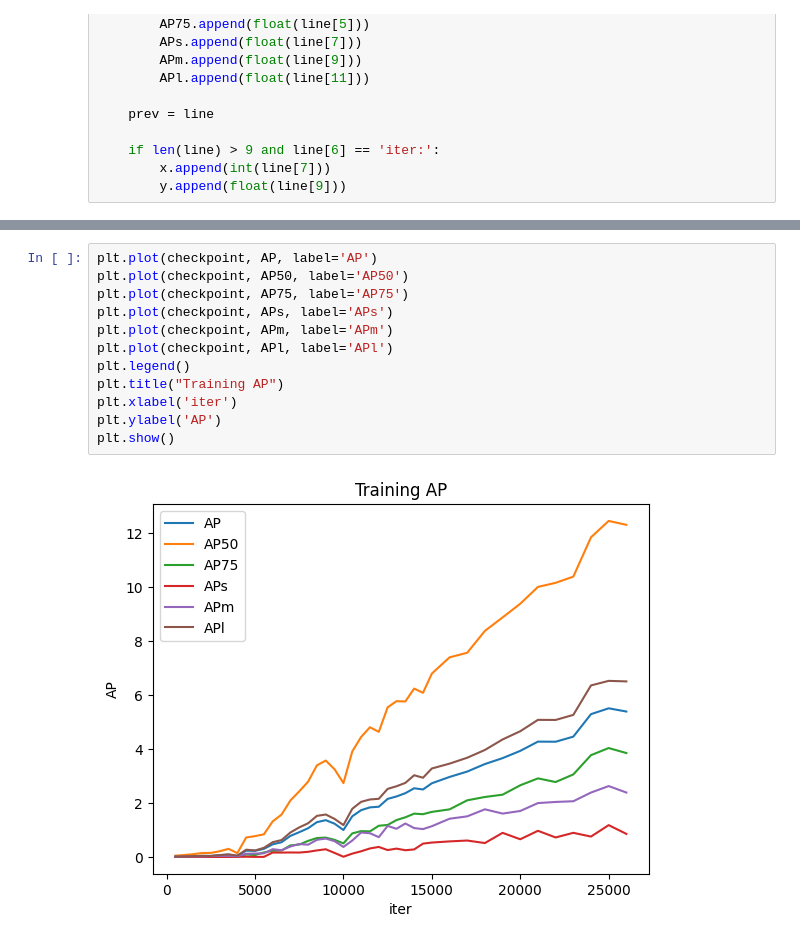
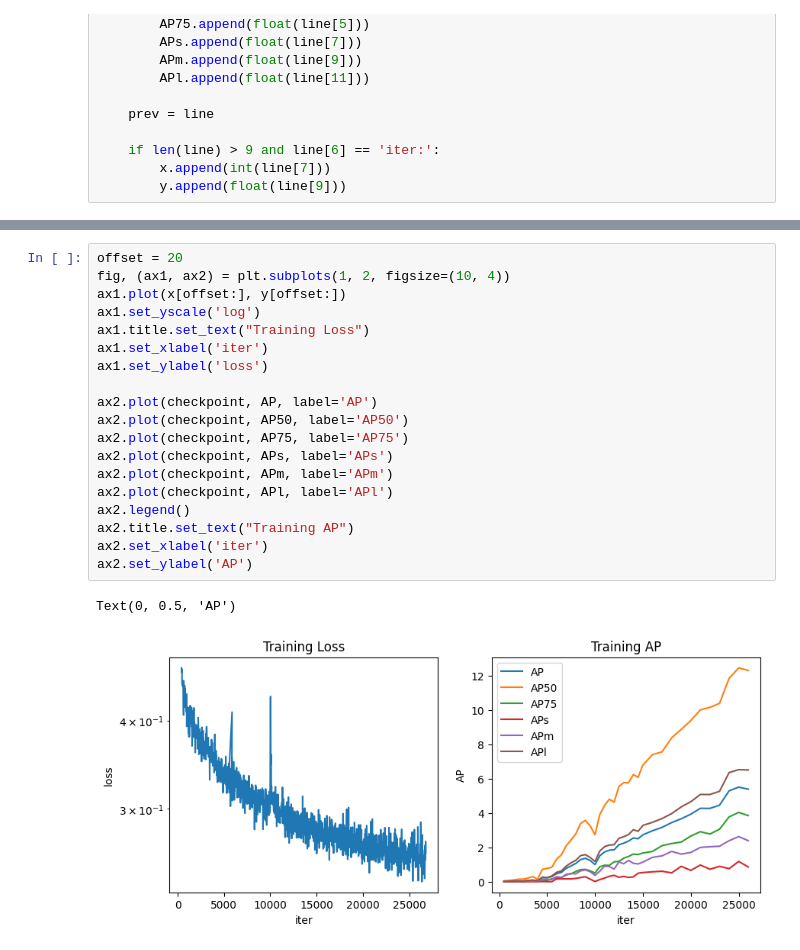
Before and after one commit to HaowenGuan/NYU-Semi-Supervise-Object-Detection, a Jupyter notebook: output/log_figure.py.ipynb, the cells around one changed output, grey strips where cells are left out. Saved outputs shown, nothing was run; the diff lists cells and outputs as text.

Commit message:
Update log figure

```diff
--- a/output/log_figure.py.ipynb
+++ b/output/log_figure.py.ipynb
@@ -48,14 +38,22 @@ plt.show()
 # %%
-plt.plot(checkpoint, AP, label='AP')
-plt.plot(checkpoint, AP50, label='AP50')
-plt.plot(checkpoint, AP75, label='AP75')
-plt.plot(checkpoint, APs, label='APs')
-plt.plot(checkpoint, APm, label='APm')
-plt.plot(checkpoint, APl, label='APl')
-plt.legend()
-plt.title("Training AP")
-plt.xlabel('iter')
-plt.ylabel('AP')
-plt.show()
+offset = 20
+fig, (ax1, ax2) = plt.subplots(1, 2, figsize=(10, 4))
+ax1.plot(x[offset:], y[offset:])
+ax1.set_yscale('log')
+ax1.title.set_text("Training Loss")
+ax1.set_xlabel('iter')
+ax1.set_ylabel('loss')
+
+ax2.plot(checkpoint, AP, label='AP')
+ax2.plot(checkpoint, AP50, label='AP50')
+ax2.plot(checkpoint, AP75, label='AP75')
+ax2.plot(checkpoint, APs, label='APs')
+ax2.plot(checkpoint, APm, label='APm')
+ax2.plot(checkpoint, APl, label='APl')
+ax2.legend()
+ax2.title.set_text("Training AP")
+ax2.set_xlabel('iter')
+ax2.set_ylabel('AP')
 # %% [output]
+Text(0, 0.5, 'AP')
-[figure, old version]
+[figure, new version]
```
Also changed, not shown: parts of 1 cell of this notebook, 2 other files.
